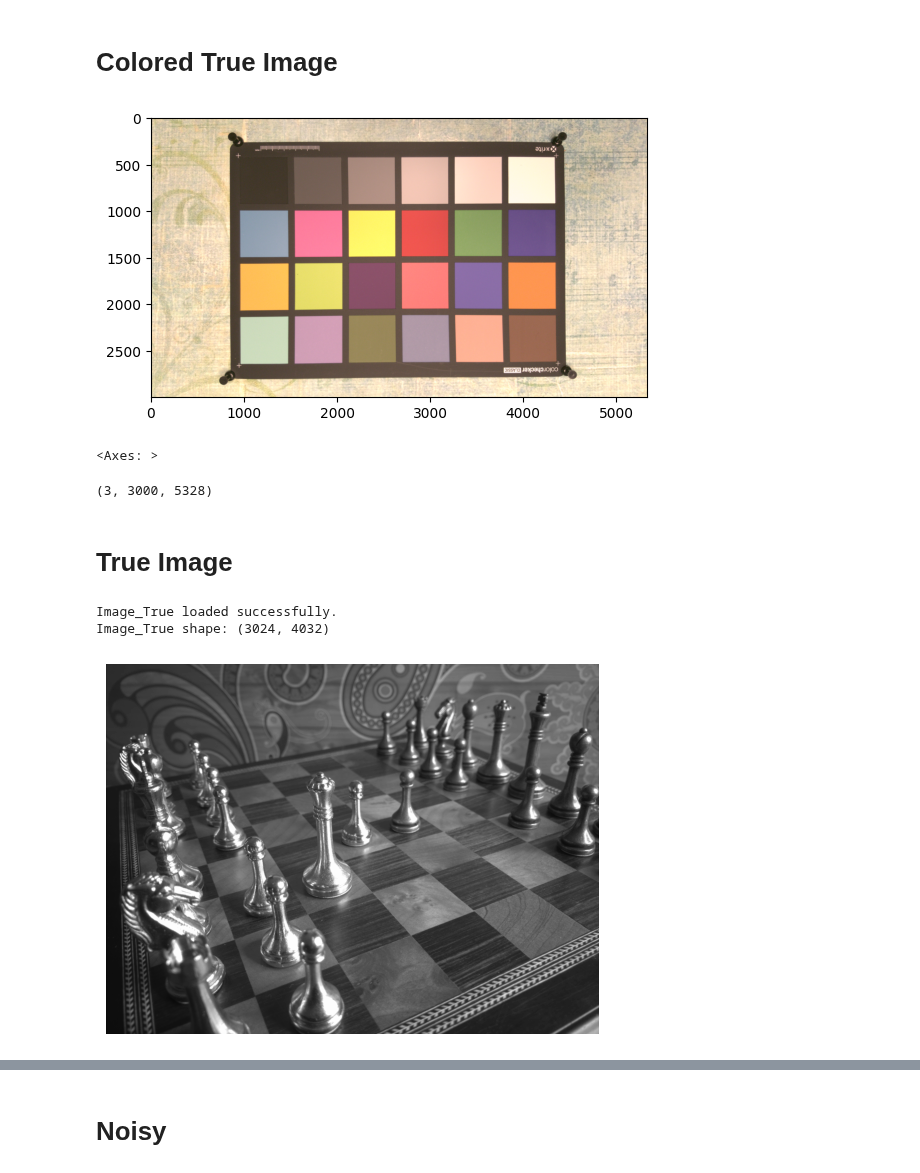
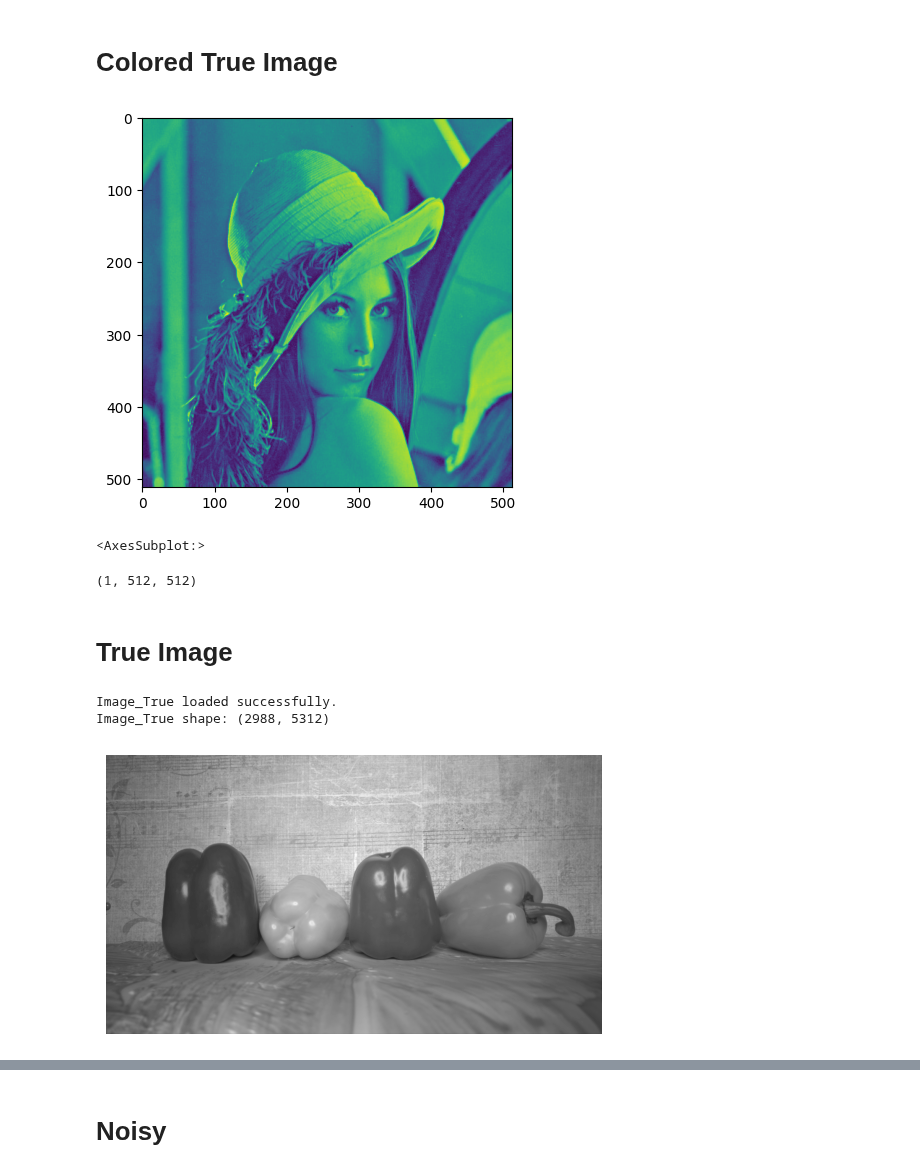
Before and after one commit to biswajit-github-2022/RKMVERI_2ND, a Jupyter notebook: class/ML/ML_project/work/MSE.ipynb, the cells around one changed output, grey strips where cells are left out. Cells and saved outputs as stored; diff of their text form; code cells hidden in the pictures.

```diff
--- a/class/ML/ML_project/work/MSE.ipynb
+++ b/class/ML/ML_project/work/MSE.ipynb
@@ -12,36 +9,36 @@ img_name= '0088_NOISY_SRGB_010'
 # %%
 import rasterio
 from rasterio.plot import show
 
 # Define the path to the image file
-image_path = '/home/biswajitrana/Downloads/Data/Noisy_Data/0003_NOISY_SRGB_010.PNG'  # Change the file format accordingly
+image_path = 'C:\\Users\\biswajit\\Downloads\\Lena\\lena_gray.jpg'  # Change the file format accordingly
 
 # Define the desired matrix size
-desired_width = 5328
-desired_height = 3000
+desired_width = 512
+desired_height = 512
 
 # Open the image file with the desired size
 with rasterio.open(image_path) as src:
     # Read the image data with the specified size
     image = src.read(
         out_shape=(src.count, desired_height, desired_width),
         resampling=rasterio.enums.Resampling.nearest
     )
 
 # Plot the image
 show(image)
 # %% [output]
-[figure, old version]
+[figure, new version]
-<Axes: >
+<AxesSubplot:>
 # %%
 image.shape
 # %% [output]
-(3, 3000, 5328)
+(1, 512, 512)
 # %% [markdown]
 # True Image
 # %%
 # Define the path to the image file
-image_path = '/home/biswajitrana/Downloads/Data/True_Data/0088_GT_SRGB_010.PNG'  # Change the file path accordingly
+image_path = "C:\\Users\\biswajit\\Downloads\\DAta\\True\\0098_GT_SRGB_010.PNG"  # Change the file path accordingly
 
 # Read the image in grayscale
 image_True = cv2.imread(image_path, cv2.IMREAD_GRAYSCALE)
@@ -59,8 +56,8 @@ else:
     print("Failed to load the image_True.")
 # %% [output]
 Image_True loaded successfully.
-Image_True shape: (3024, 4032)
+Image_True shape: (2988, 5312)
-[figure, old version]
+[figure, new version]
 # %%
 image_True.shape
 # %% [output]
```
Also changed, not shown: parts of 26 cells of this notebook, 4 other files.
